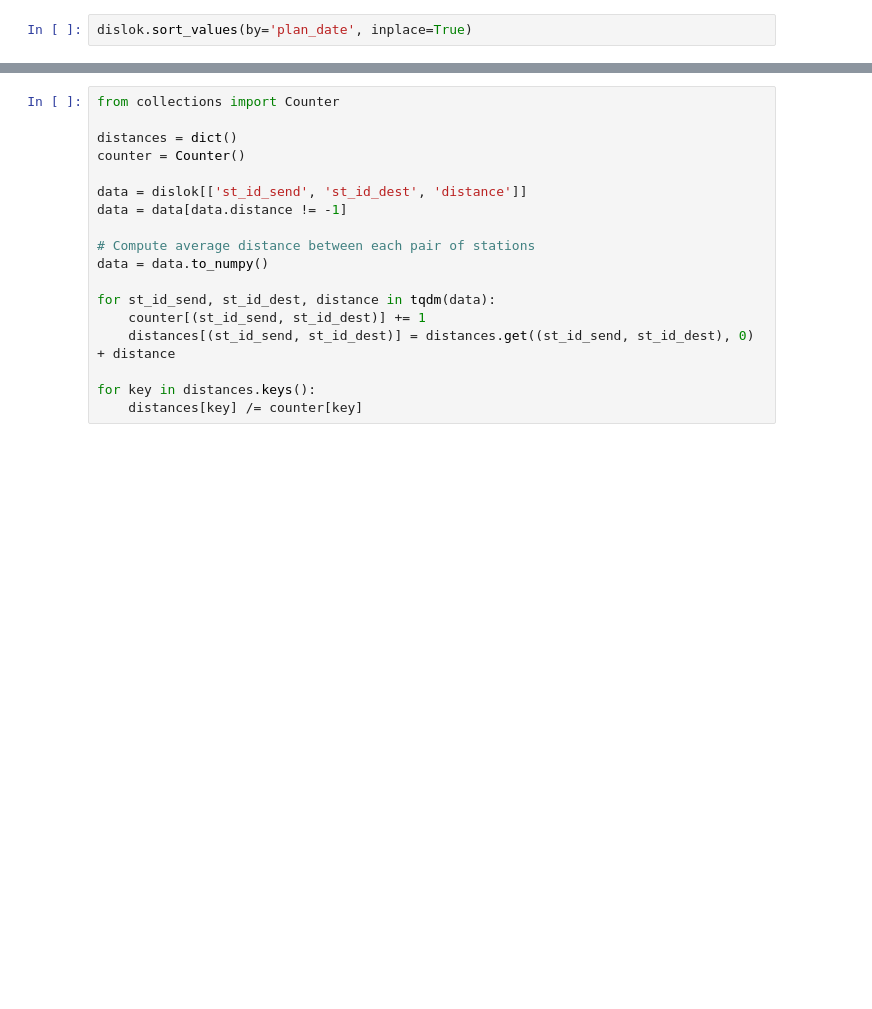
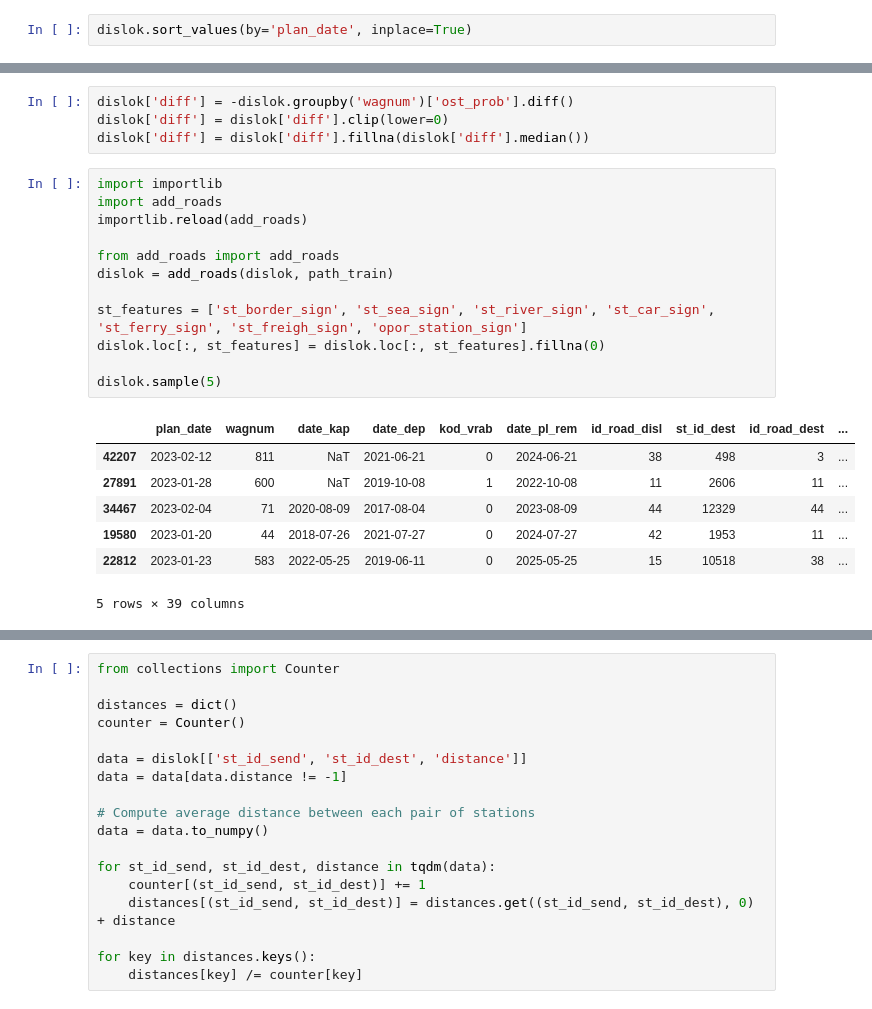
Before and after one commit to Kirill2187/datawagon, a Jupyter notebook: data_preparing/aggregator.ipynb, the cells around one changed output, grey strips where cells are left out. Drawn from its saved outputs; the diff is of its cells as text; blank space fills up the shorter version.

```diff
--- a/data_preparing/aggregator.ipynb
+++ b/data_preparing/aggregator.ipynb
@@ -150,3 +157,27 @@ dtype: float64
+# %%
+dislok['diff'] = -dislok.groupby('wagnum')['ost_prob'].diff()
+dislok['diff'] = dislok['diff'].clip(lower=0)
+dislok['diff'] = dislok['diff'].fillna(dislok['diff'].median())
+# %%
+import importlib
+import add_roads
+importlib.reload(add_roads)
+
+from add_roads import add_roads
+dislok = add_roads(dislok, path_train)
+
+st_features = ['st_border_sign', 'st_sea_sign', 'st_river_sign', 'st_car_sign', 'st_ferry_sign', 'st_freigh_sign', 'opor_station_sign']
+dislok.loc[:, st_features] = dislok.loc[:, st_features].fillna(0)
+
+dislok.sample(5)
+# %% [output]
+|  | plan_date | wagnum | date_kap | date_dep | kod_vrab | date_pl_rem | id_road_disl | st_id_dest | id_road_dest | ... |
+| 42207 | 2023-02-12 | 811 | NaT | 2021-06-21 | 0 | 2024-06-21 | 38 | 498 | 3 | ... |
+| 27891 | 2023-01-28 | 600 | NaT | 2019-10-08 | 1 | 2022-10-08 | 11 | 2606 | 11 | ... |
+| 34467 | 2023-02-04 | 71 | 2020-08-09 | 2017-08-04 | 0 | 2023-08-09 | 44 | 12329 | 44 | ... |
+| 19580 | 2023-01-20 | 44 | 2018-07-26 | 2021-07-27 | 0 | 2024-07-27 | 42 | 1953 | 11 | ... |
+| 22812 | 2023-01-23 | 583 | 2022-05-25 | 2019-06-11 | 0 | 2025-05-25 | 15 | 10518 | 38 | ... |
+5 rows × 39 columns
 # %%
 dislok.info()
 # %% [output]
```
Also changed, not shown: parts of 21 cells of this notebook, 4 other files.
